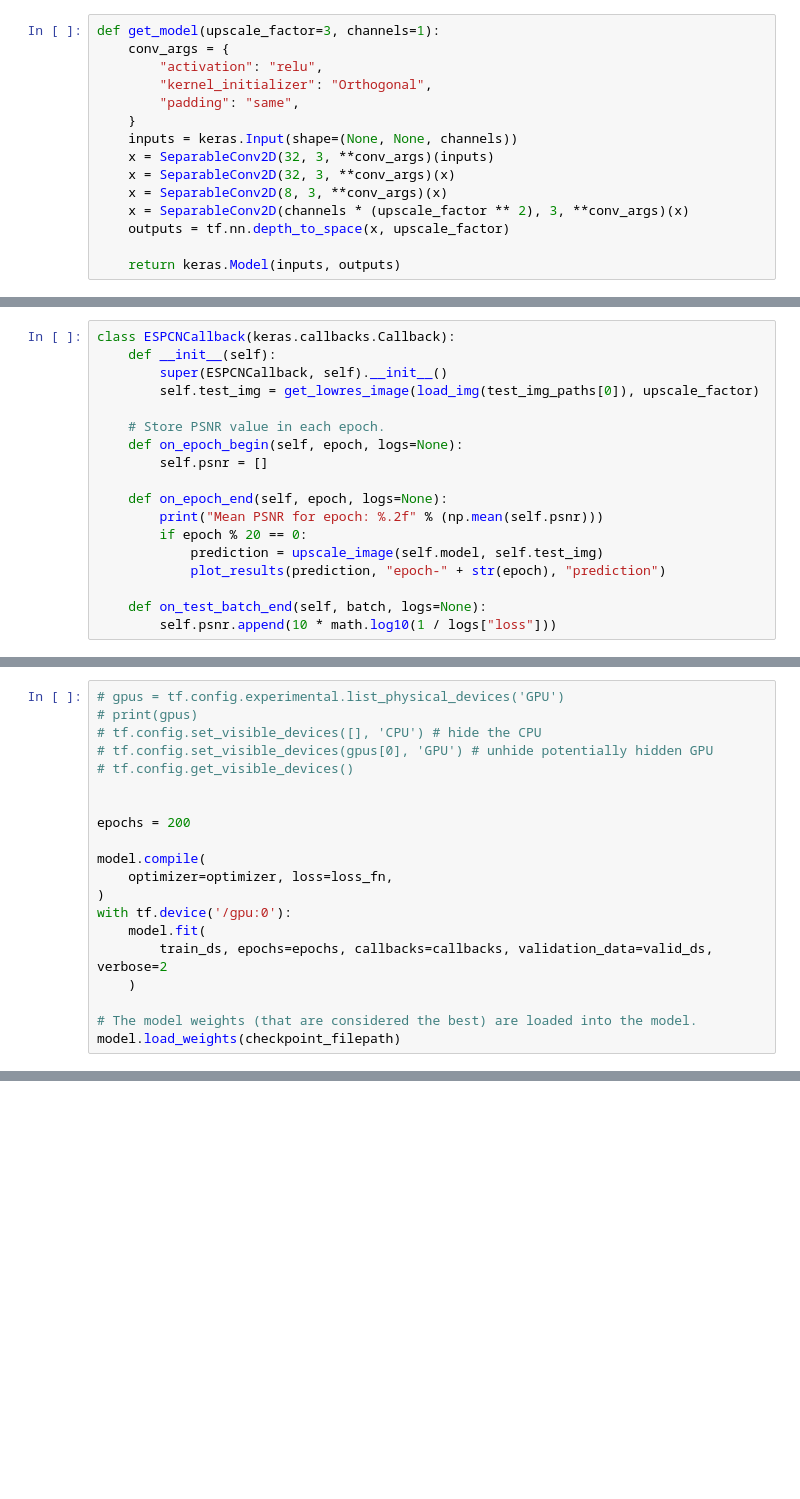
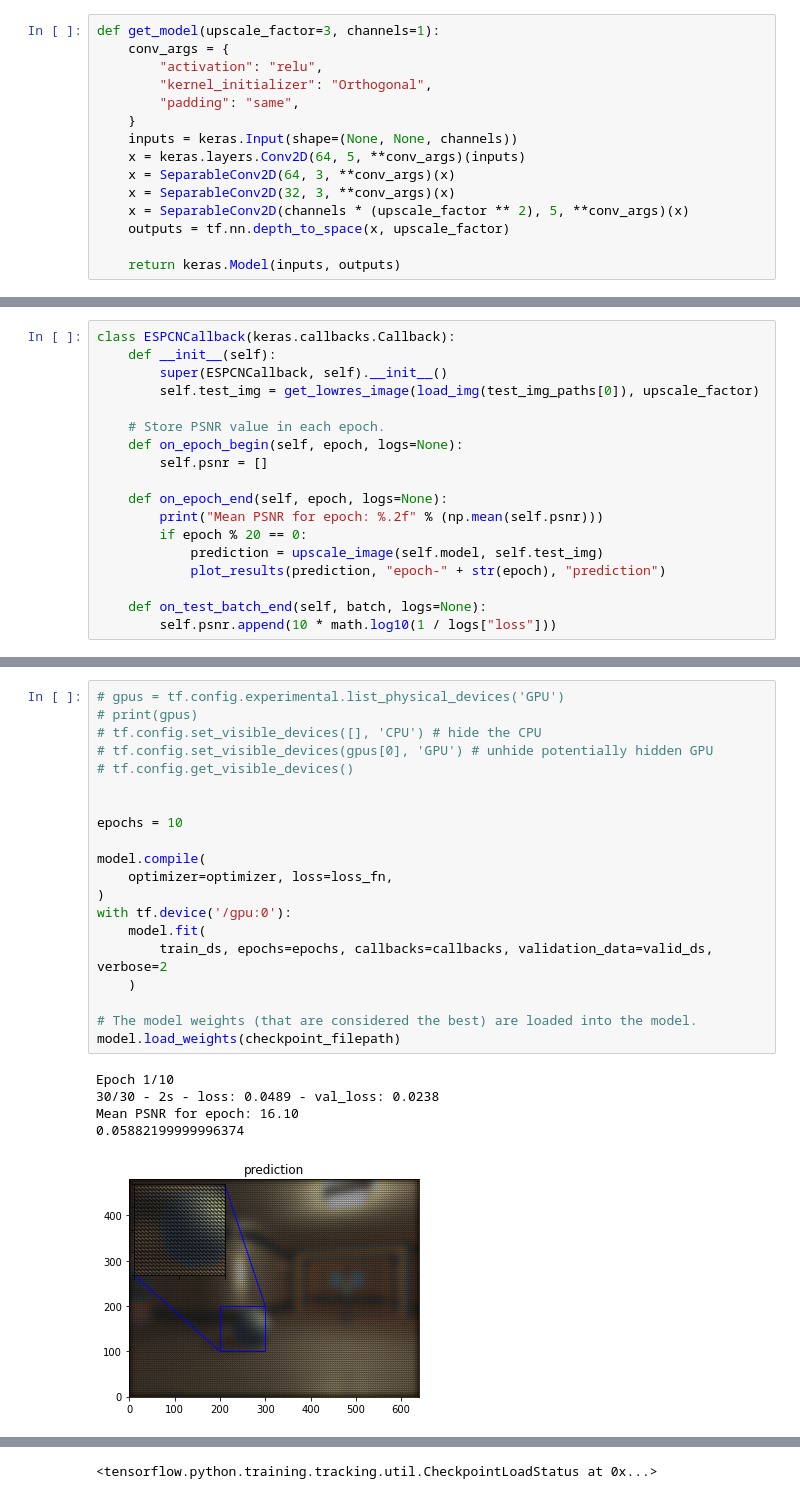
Before and after one commit to IamTC/SuperSampleModel, a Jupyter notebook: SuperSamplingProto.ipynb, the cells around one changed output, grey strips where cells are left out. Cells and saved outputs as stored; diff of their text form; blank space fills up the shorter version.

```diff
--- a/SuperSamplingProto.ipynb
+++ b/SuperSamplingProto.ipynb
@@ -121,10 +155,10 @@ def get_model(upscale_factor=3, channels=1):
         "padding": "same",
     }
     inputs = keras.Input(shape=(None, None, channels))
-    x = SeparableConv2D(32, 3, **conv_args)(inputs)
+    x = keras.layers.Conv2D(64, 5, **conv_args)(inputs)
+    x = SeparableConv2D(64, 3, **conv_args)(x)
     x = SeparableConv2D(32, 3, **conv_args)(x)
-    x = SeparableConv2D(8, 3, **conv_args)(x)
-    x = SeparableConv2D(channels * (upscale_factor ** 2), 3, **conv_args)(x)
+    x = SeparableConv2D(channels * (upscale_factor ** 2), 5, **conv_args)(x)
     outputs = tf.nn.depth_to_space(x, upscale_factor)
 
     return keras.Model(inputs, outputs)
@@ -238,20 +294,26 @@ optimizer = keras.optimizers.Adam(learning_rate=0.001)
 # %%
 # gpus = tf.config.experimental.list_physical_devices('GPU')
 # print(gpus)
 # tf.config.set_visible_devices([], 'CPU') # hide the CPU
 # tf.config.set_visible_devices(gpus[0], 'GPU') # unhide potentially hidden GPU
 # tf.config.get_visible_devices()
 
 
-epochs = 200
+epochs = 10
 
 model.compile(
     optimizer=optimizer, loss=loss_fn,
 )
 with tf.device('/gpu:0'):
     model.fit(
         train_ds, epochs=epochs, callbacks=callbacks, validation_data=valid_ds, verbose=2
     )
 
 # The model weights (that are considered the best) are loaded into the model.
 model.load_weights(checkpoint_filepath)
+# %% [output]
+Epoch 1/10
+30/30 - 2s - loss: 0.0489 - val_loss: 0.0238
+Mean PSNR for epoch: 16.10
+0.05882199999996374
+[figure, added]
@@ -258,3 +337,4 @@ model.load_weights(checkpoint_filepath)
+<tensorflow.python.training.tracking.util.CheckpointLoadStatus at 0x...>
 # %%
 import time
 
```
Also changed, not shown: parts of 13 cells of this notebook.
